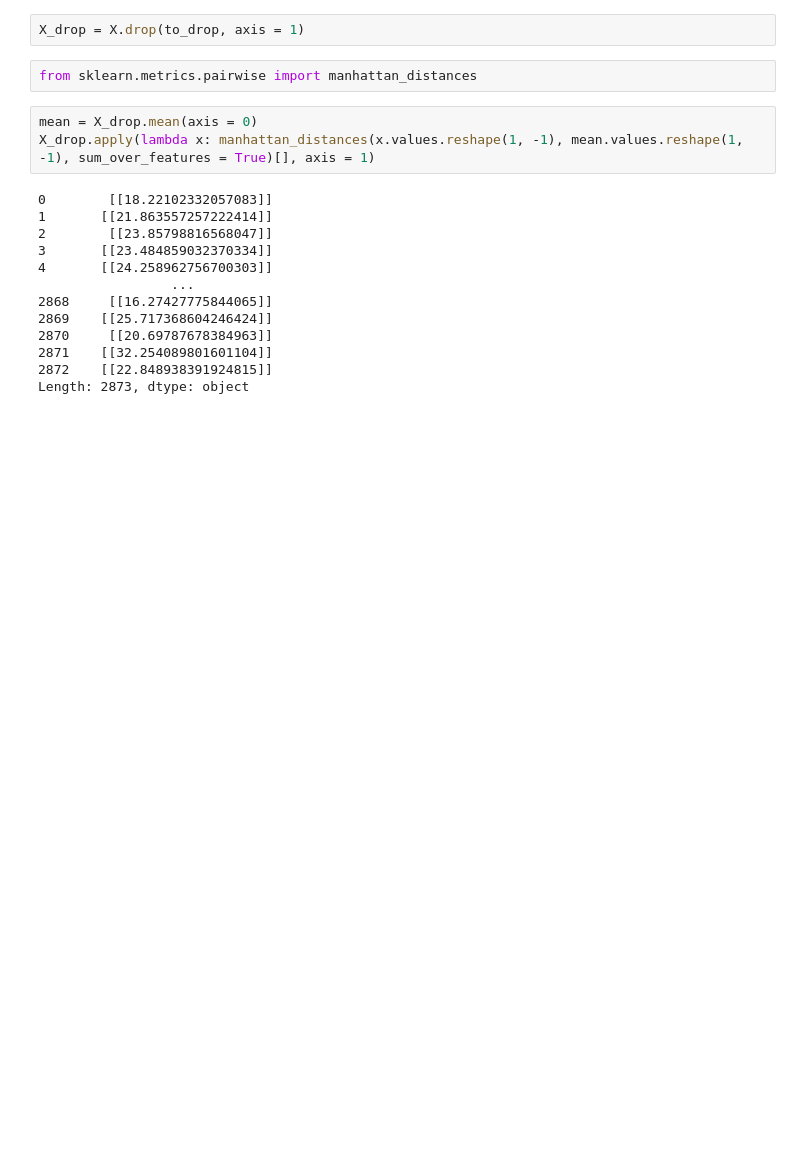
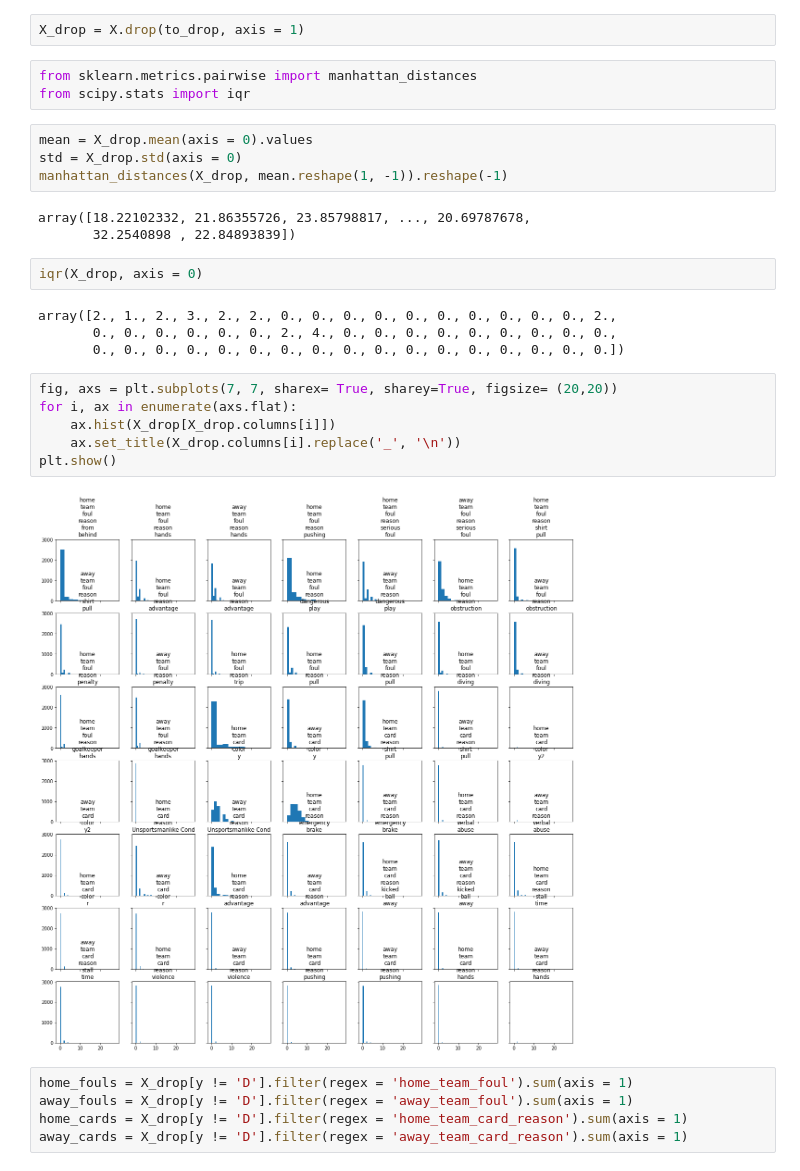
Before and after one commit to kcelebi/euro-football-officials-ML, a Jupyter notebook: pysrc/RF_final.ipynb, the cells around one changed output. Drawn from its saved outputs; the diff is of its cells as text; blank space fills up the shorter version.

Commit message:
new figures

```diff
--- a/pysrc/RF_final.ipynb
+++ b/pysrc/RF_final.ipynb
@@ -242,19 +242,30 @@ plt.show()
 X_drop = X.drop(to_drop, axis = 1)
 # %%
 from sklearn.metrics.pairwise import manhattan_distances
+from scipy.stats import iqr
 # %%
-mean = X_drop.mean(axis = 0)
-X_drop.apply(lambda x: manhattan_distances(x.values.reshape(1, -1), mean.values.reshape(1, -1), sum_over_features = True)[], axis = 1)
+mean = X_drop.mean(axis = 0).values
+std = X_drop.std(axis = 0)
+manhattan_distances(X_drop, mean.reshape(1, -1)).reshape(-1)
 # %% [output]
-0        [[18.22102332057083]]
-1       [[21.863557257222414]]
-2        [[23.85798816568047]]
-3       [[23.484859032370334]]
-4       [[24.258962756700303]]
-                 ...
-2868     [[16.27427775844065]]
-2869    [[25.717368604246424]]
-2870     [[20.69787678384963]]
-2871    [[32.254089801601104]]
-2872    [[22.848938391924815]]
-Length: 2873, dtype: object
+array([18.22102332, 21.86355726, 23.85798817, ..., 20.69787678,
+       32.2540898 , 22.84893839])
+# %%
+iqr(X_drop, axis = 0)
+# %% [output]
+array([2., 1., 2., 3., 2., 2., 0., 0., 0., 0., 0., 0., 0., 0., 0., 0., 2.,
+       0., 0., 0., 0., 0., 0., 2., 4., 0., 0., 0., 0., 0., 0., 0., 0., 0.,
+       0., 0., 0., 0., 0., 0., 0., 0., 0., 0., 0., 0., 0., 0., 0., 0., 0.])
+# %%
+fig, axs = plt.subplots(7, 7, sharex= True, sharey=True, figsize= (20,20))
+for i, ax in enumerate(axs.flat):
+    ax.hist(X_drop[X_drop.columns[i]])
+    ax.set_title(X_drop.columns[i].replace('_', '\n'))
+plt.show()
+# %% [output]
+[figure, added]
+# %%
+home_fouls = X_drop[y != 'D'].filter(regex = 'home_team_foul').sum(axis = 1)
+away_fouls = X_drop[y != 'D'].filter(regex = 'away_team_foul').sum(axis = 1)
+home_cards = X_drop[y != 'D'].filter(regex = 'home_team_card_reason').sum(axis = 1)
+away_cards = X_drop[y != 'D'].filter(regex = 'away_team_card_reason').sum(axis = 1)
```
Also changed, not shown: parts of 4 cells of this notebook, 9 other files.
